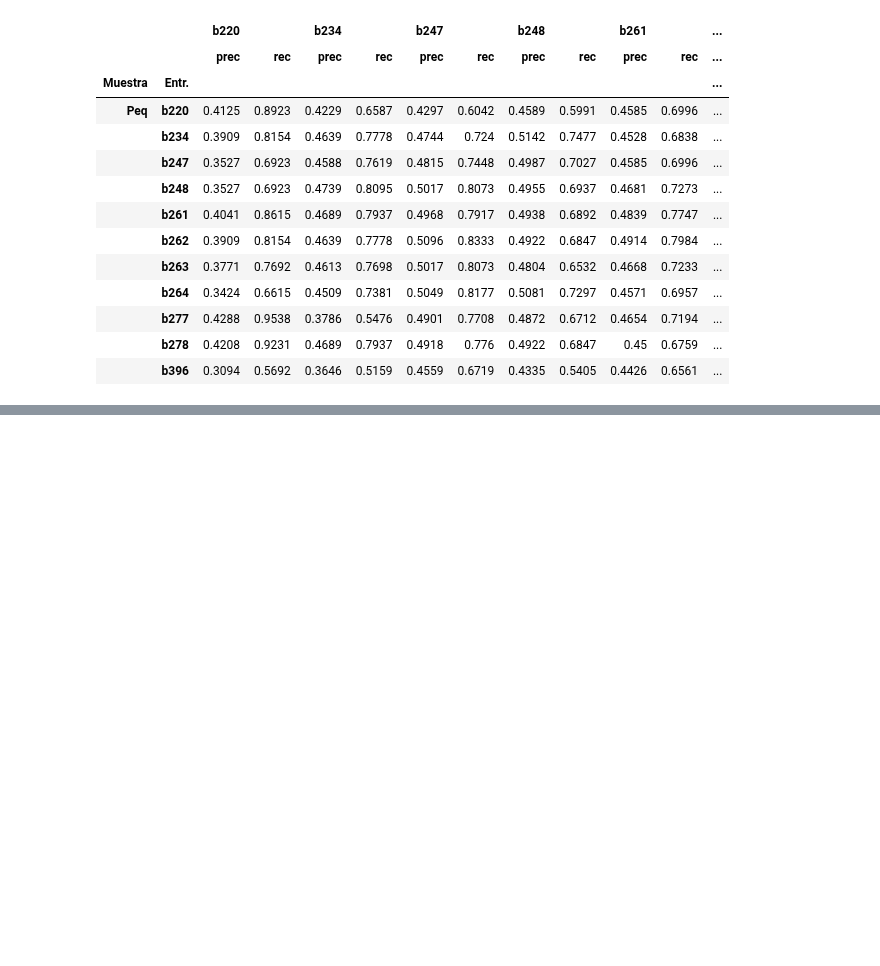
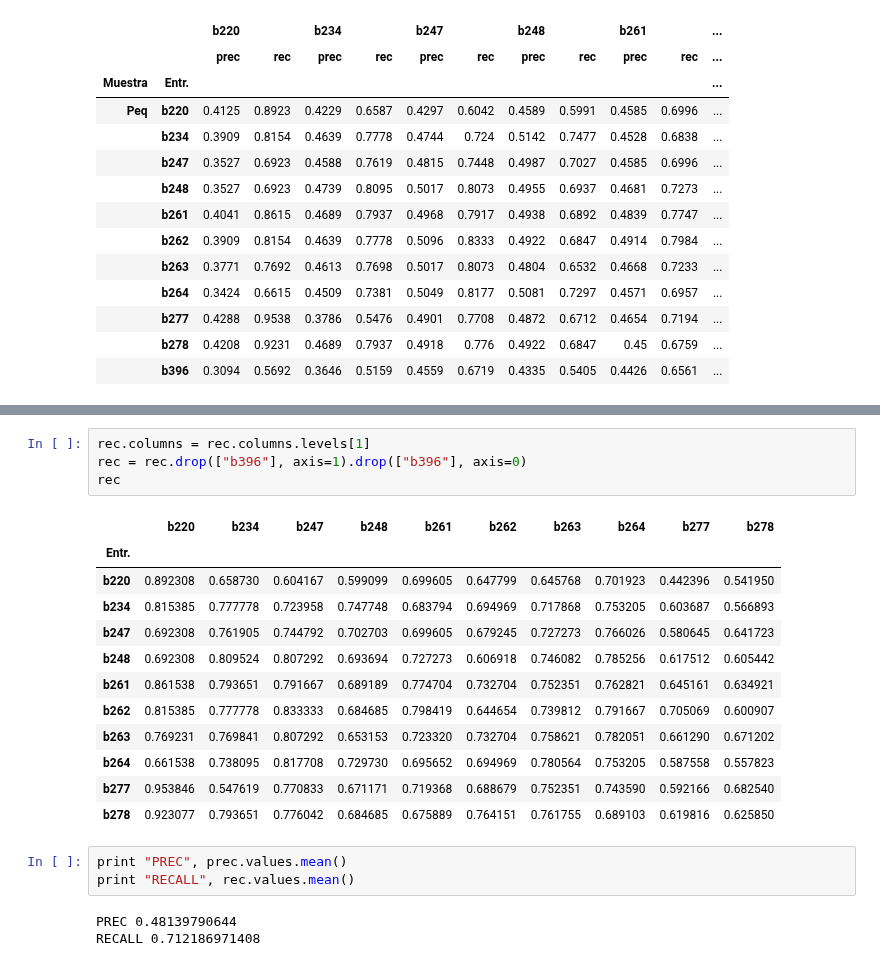
Before and after one commit to carpyncho/vvv_gen_catalog, a Jupyter notebook: 11_all_vs_all2_5K.ipynb, the cells around one changed output, grey strips where cells are left out. Drawn from its saved outputs; the diff is of its cells as text; blank space fills up the shorter version.

```diff
--- a/11_all_vs_all2_5K.ipynb
+++ b/11_all_vs_all2_5K.ipynb
@@ -313,0 +309,23 @@ array([ True,  True,  True,  True,  True,  True,  True,  True,  True,
+# %%
+rec.columns = rec.columns.levels[1]
+rec = rec.drop(["b396"], axis=1).drop(["b396"], axis=0)
+rec
+# %% [output]
+|  | b220 | b234 | b247 | b248 | b261 | b262 | b263 | b264 | b277 | b278 |
+| Entr. |  |  |  |  |  |  |  |  |  |  |
+| b220 | 0.892308 | 0.658730 | 0.604167 | 0.599099 | 0.699605 | 0.647799 | 0.645768 | 0.701923 | 0.442396 | 0.541950 |
+| b234 | 0.815385 | 0.777778 | 0.723958 | 0.747748 | 0.683794 | 0.694969 | 0.717868 | 0.753205 | 0.603687 | 0.566893 |
+| b247 | 0.692308 | 0.761905 | 0.744792 | 0.702703 | 0.699605 | 0.679245 | 0.727273 | 0.766026 | 0.580645 | 0.641723 |
+| b248 | 0.692308 | 0.809524 | 0.807292 | 0.693694 | 0.727273 | 0.606918 | 0.746082 | 0.785256 | 0.617512 | 0.605442 |
+| b261 | 0.861538 | 0.793651 | 0.791667 | 0.689189 | 0.774704 | 0.732704 | 0.752351 | 0.762821 | 0.645161 | 0.634921 |
+| b262 | 0.815385 | 0.777778 | 0.833333 | 0.684685 | 0.798419 | 0.644654 | 0.739812 | 0.791667 | 0.705069 | 0.600907 |
+| b263 | 0.769231 | 0.769841 | 0.807292 | 0.653153 | 0.723320 | 0.732704 | 0.758621 | 0.782051 | 0.661290 | 0.671202 |
+| b264 | 0.661538 | 0.738095 | 0.817708 | 0.729730 | 0.695652 | 0.694969 | 0.780564 | 0.753205 | 0.587558 | 0.557823 |
+| b277 | 0.953846 | 0.547619 | 0.770833 | 0.671171 | 0.719368 | 0.688679 | 0.752351 | 0.743590 | 0.592166 | 0.682540 |
+| b278 | 0.923077 | 0.793651 | 0.776042 | 0.684685 | 0.675889 | 0.764151 | 0.761755 | 0.689103 | 0.619816 | 0.625850 |
+# %%
+print "PREC", prec.values.mean()
+print "RECALL", rec.values.mean()
+# %% [output]
+PREC 0.48139790644
+RECALL 0.712186971408
```
Also changed, not shown: parts of 4 cells of this notebook, 1 other file.
